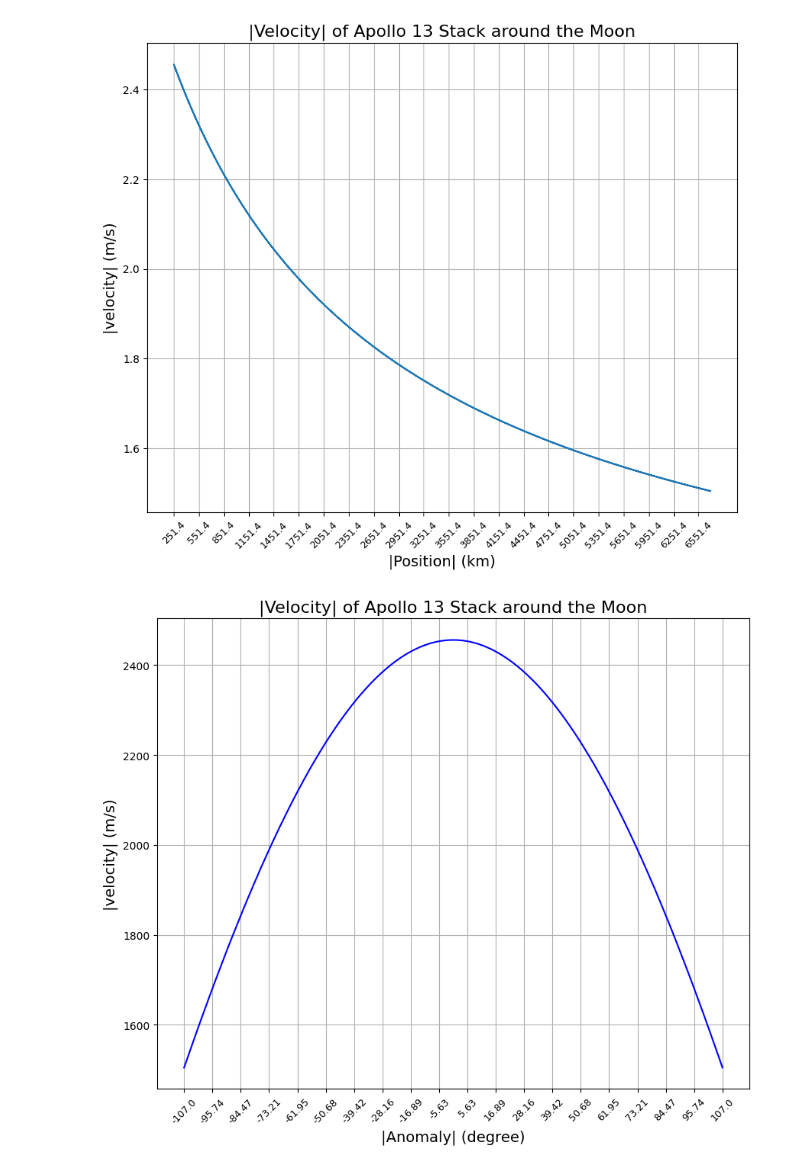
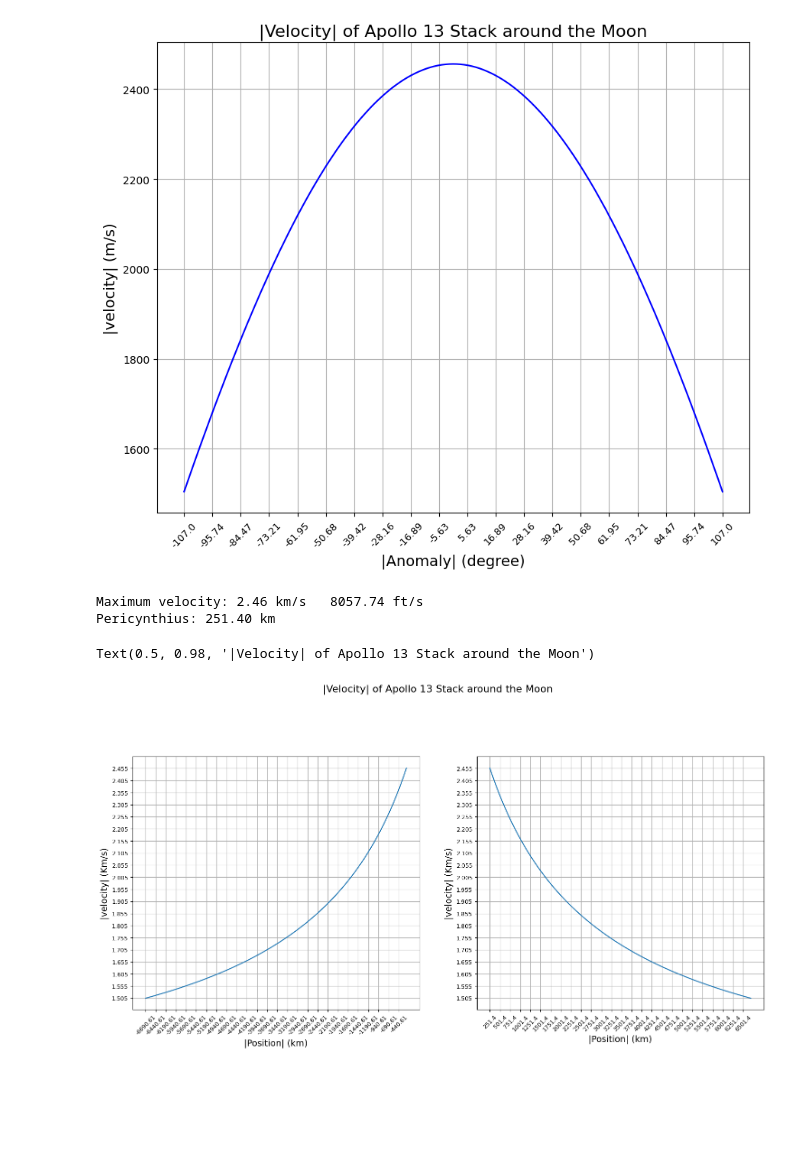
Before and after one commit to alexfum75/Apollo_13, a Jupyter notebook: MoonFlyby.ipynb, the cells around one changed output. Cells and saved outputs as stored; diff of their text form; code cells hidden in the pictures; blank space fills up the shorter version.

```diff
--- a/MoonFlyby.ipynb
+++ b/MoonFlyby.ipynb
@@ -285,6 +236,7 @@ def generate_symmetric_array(arr):
 
 import matplotlib.pyplot as plt_3d_stack
 import matplotlib.pyplot as plt_2d_stack
+import matplotlib.pyplot as plt_velocity
 import numpy as np
 import pyorb
 
@@ -378,57 +330,80 @@ ax.plot(r[0, 0:enter_limit_point], r[1, 0:enter_limit_point], r[2, 0:enter_limit
 ax.plot(r[0, exit_limit_point:], r[1, exit_limit_point:], r[2, exit_limit_point:], '+b')
 ax.plot_surface(x_moon, y_moon, z_moon,  cstride=10, alpha=0.9, color='grey')
 ax.set_xlabel('X', fontsize=14)
 ax.set_ylabel('Y', fontsize=14)
 ax.set_zlabel('Z', fontsize=14)
 ax.set_xlim3d(XYZlim)
 ax.set_ylim3d(XYZlim)
 ax.set_zlim3d(XYZlim)
 ax.set_aspect('equal')
 fig.suptitle('Trajectory of Apollo 13 Stack around the Moon (Distances in km)', fontsize = '16')
 fig.subplots_adjust(top=1)
 fig.legend(legend_label, fontsize = '10')
 plt_3d_stack.show()
 
-fig_, ax = plt_3d_stack.subplots(figsize=(10, 8))
-k_x = np.sqrt(np.square(r[0, :]) + np.square(r[1, :]) + np.square(r[2, :]))
-k_x [np.where(k_x < 0)] += R_MOON
-k_x [np.where(k_x >= 0)] -= R_MOON
+# plot velocity vs mean anomaly
 
-
-#plt_2d_stack.plot(k_x, orb.velocity * 1000, '-b')
-#print (k_x)
-#print (type(k_x))
-#print (orb.velocity)
-#print (type(orb.velocity))
-xs, ys = zip(*(zip(k_x, orb.velocity)))
-plt_2d_stack.plot(xs, ys)
-
-
-
-listOf_Xticks = np.arange(round(min(k_x), 2), round(max(k_x), 2), step = 300)
-listOf_Xticks = np.round(listOf_Xticks, 3)
-plt_2d_stack.xticks(listOf_Xticks, listOf_Xticks, fontsize='9', rotation=45)
-ax.set_xlabel('|Position| (km)', fontsize = '14')
-ax.set_ylabel('|velocity| (m/s)', fontsize = '14')
-ax.set_title(f'|Velocity| of Apollo 13 Stack around the Moon', fontsize = '16')
-ax.grid(True)
 fig_, ax = plt_3d_stack.subplots(figsize=(10, 8))
 anomaly_Xticks = np.linspace(round (min (orb.true_anomaly), 2), round (max (orb.true_anomaly), 2), 20)
 anomaly_Xticks = np.round(anomaly_Xticks, 2)
 plt_2d_stack.plot(orb.true_anomaly, orb.velocity * 1000, '-b')
 plt_2d_stack.xticks(anomaly_Xticks, anomaly_Xticks, fontsize='9', rotation=45)
 ax.set_xlabel('|Anomaly| (degree)', fontsize = '14')
 ax.set_ylabel('|velocity| (m/s)', fontsize = '14')
 ax.set_title(f'|Velocity| of Apollo 13 Stack around the Moon', fontsize = '16')
 ax.grid(True)
+plt_2d_stack.show()
 
-plt_2d_stack.show()
+# plot velocity vs distance
+k_x = np.sqrt(np.square(r[0, :]) + np.square(r[1, :]) + np.square(r[2, :]))
+pericynthium = min(k_x) - R_MOON
+k_x [np.where(k_x < 0)] += R_MOON
+k_x [np.where(k_x >= 0)] -= R_MOON
+
+index=int(len(k_x)/2)
+a = [-element for element in k_x[0:index]]
+
+fig = plt_velocity.figure(figsize=(18, 16))
+ax = fig.add_subplot(221)
+ax.set_ylabel('|velocity| (Km/s)', fontsize = '14')
+ax.set_xlabel('|Position| (km)', fontsize = '14')
+ax.grid(True)
+listOf_Xticks = np.arange(-round(max(k_x), 2), -round(min(k_x), 2), step = 250)
+listOf_Xticks = np.round(listOf_Xticks, 3)
+listOf_Yticks = np.arange(min (orb.velocity[index:len(k_x)]), max(orb.velocity[index:len(k_x)]), step = 0.05)
+listOf_Yticks = np.round(listOf_Yticks, 3)
+plt_velocity.xticks(listOf_Xticks, listOf_Xticks, fontsize='9', rotation=45)
+plt_velocity.yticks(listOf_Yticks, listOf_Yticks, fontsize='9')
+ax.plot(a, orb.velocity[0:index])
+
+print (f"Maximum velocity: {max(orb.velocity):.2f} km/s   {(max(orb.velocity) * 3280.84):.2f} ft/s")
+print (f"Pericynthius: {(pericynthium):.2f} km")
+
+listOf_Xticks = np.arange(round(min(k_x), 2), round(max(k_x), 2), step = 250)
+listOf_Xticks = np.round(listOf_Xticks, 3)
+
+ax = fig.add_subplot(222)
+a = np. array(k_x[index:len(k_x)])
+ax.set_ylabel('|velocity| (Km/s)', fontsize = '14')
+ax.set_xlabel('|Position| (km)', fontsize = '14')
+plt_velocity.xticks(listOf_Xticks, listOf_Xticks, fontsize='9', rotation=45)
+plt_velocity.yticks(listOf_Yticks, listOf_Yticks, fontsize='9')
+ax.plot(a, orb.velocity[index:len(k_x)])
+
+plt_velocity.xticks(listOf_Xticks, listOf_Xticks, fontsize='9', rotation=45)
+plt_velocity.yticks(listOf_Yticks, listOf_Yticks, fontsize='9')
+
+ax.grid(True)
+fig.suptitle(f'|Velocity| of Apollo 13 Stack around the Moon', fontsize = '16')
 # %% [output]
 Orbital parameters:
 Eccentricity: 1.446, Perifocal Distance: 1988.800 km, Inclination: 173.700, Argument of Periapsis: 28.700, Longitude of the Ascending Node: -150.740
 Semi-major axis hyperbola: -4457.194 km Radius Moon: 1737.400 km
 [figure]
-[figure, old version]
+[figure, new version]
+Maximum velocity: 2.46 km/s   8057.74 ft/s
+Pericynthius: 251.40 km
+Text(0.5, 0.98, '|Velocity| of Apollo 13 Stack around the Moon')
-[figure, old version]
+[figure, new version]
 # %%
 
```
Also changed, not shown: parts of 3 cells of this notebook.
